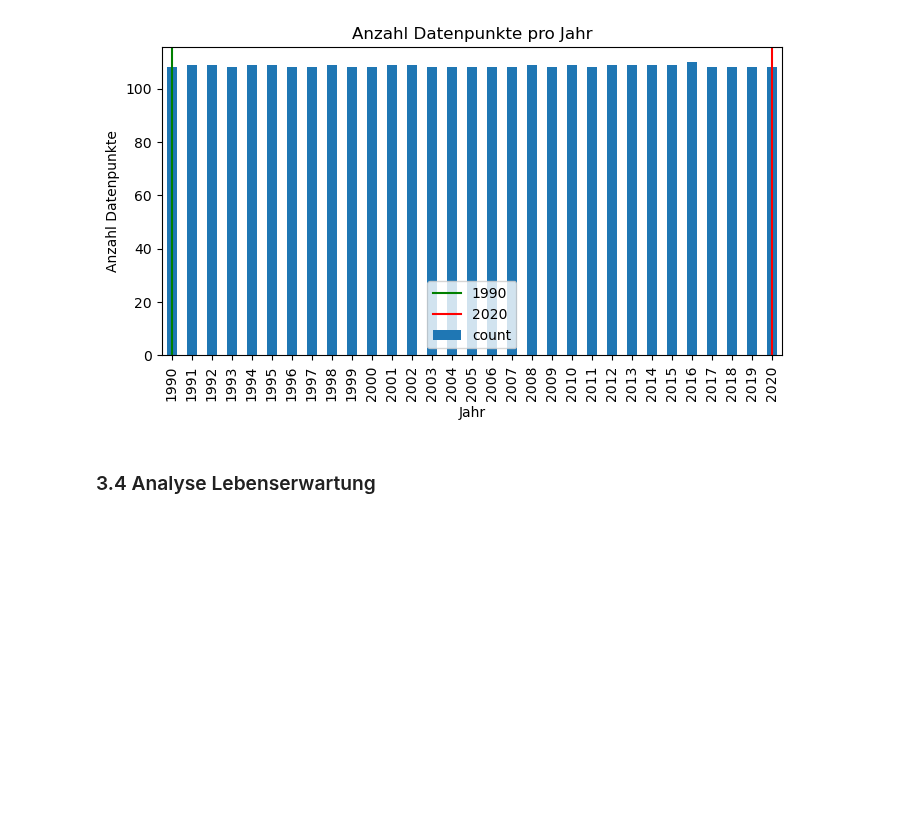
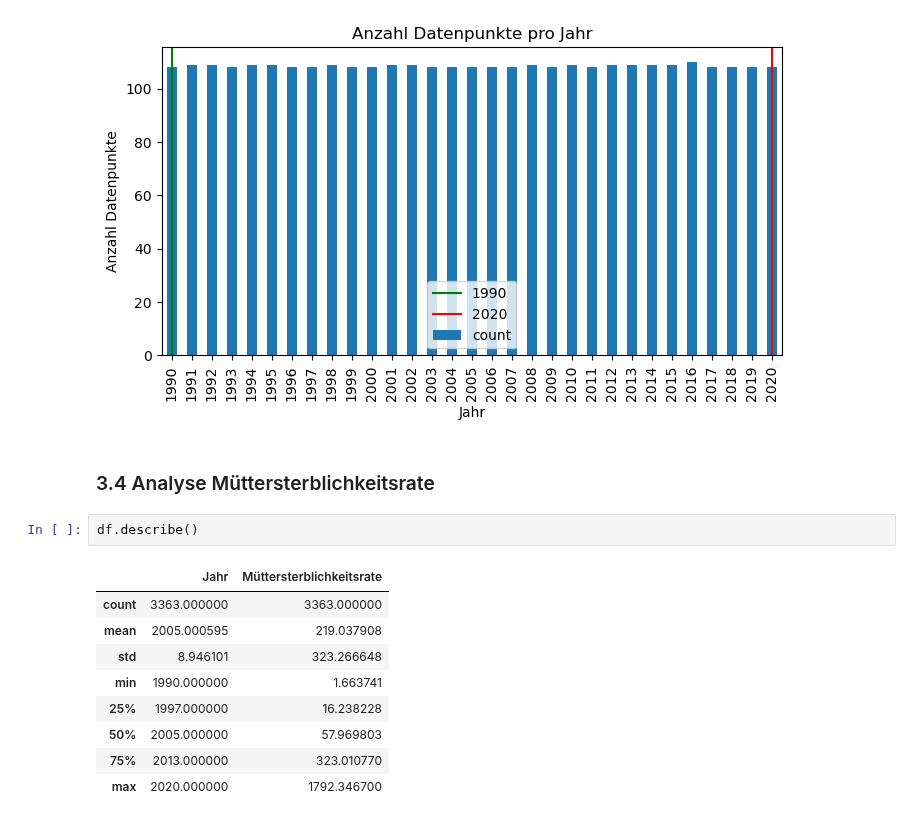
Before and after one commit to veronikamiteva/Pandas_Leistungsnachweis, a Jupyter notebook: Grundgerüst_Leistungsnachweis.ipynb, the cells around one changed output. Drawn from its saved outputs; the diff is of its cells as text; blank space fills up the shorter version.

```diff
--- a/Grundgerüst_Leistungsnachweis.ipynb
+++ b/Grundgerüst_Leistungsnachweis.ipynb
@@ -181,4 +183,16 @@ plt.show()
 # %% [output]
 [figure]
 # %% [markdown]
-### 3.4 Analyse Lebenserwartung
+### 3.4 Analyse Müttersterblichkeitsrate
+# %%
+df.describe()
+# %% [output]
+|  | Jahr | Müttersterblichkeitsrate |
+| count | 3363.000000 | 3363.000000 |
+| mean | 2005.000595 | 219.037908 |
+| std | 8.946101 | 323.266648 |
+| min | 1990.000000 | 1.663741 |
+| 25% | 1997.000000 | 16.238228 |
+| 50% | 2005.000000 | 57.969803 |
+| 75% | 2013.000000 | 323.010770 |
+| max | 2020.000000 | 1792.346700 |
```
Also changed, not shown: parts of 2 cells of this notebook.
